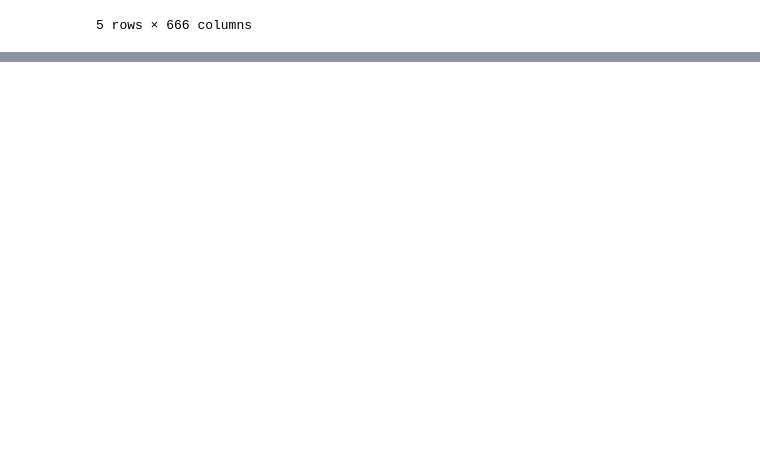
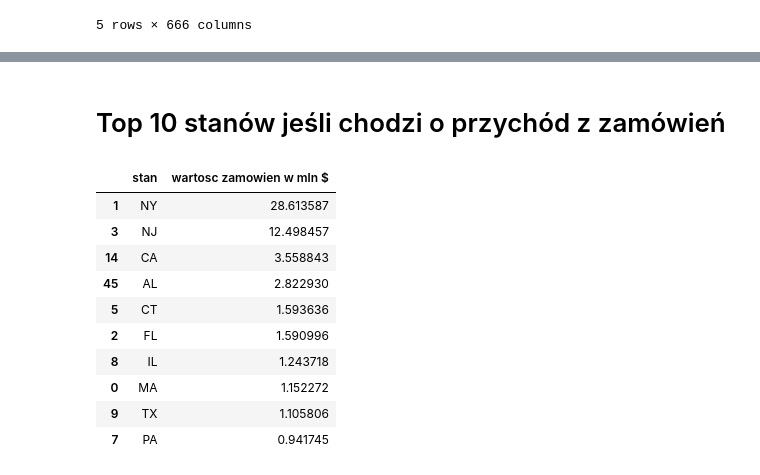
Before and after one commit to Julitt/ZarzadzanieInformacjaJupyter, a Jupyter notebook: projekt.ipynb, the cells around one changed output, grey strips where cells are left out. Saved outputs shown, nothing was run; the diff lists cells and outputs as text; code cells hidden in the pictures; blank space fills up the shorter version.

```diff
--- a/projekt.ipynb
+++ b/projekt.ipynb
@@ -109,0 +131,2 @@ zipcounty.head()
+# %% [markdown]
+# Top 10 stanów jeśli chodzi o przychód z zamówień
@@ -109,0 +148,15 @@ zipcounty.head()
+# %%
+top10Revenues = wartosci_zamowien().head(10)
+top10Revenues
+# %% [output]
+|  | stan | wartosc zamowien w mln $ |
+| 1 | NY | 28.613587 |
+| 3 | NJ | 12.498457 |
+| 14 | CA | 3.558843 |
+| 45 | AL | 2.822930 |
+| 5 | CT | 1.593636 |
+| 2 | FL | 1.590996 |
+| 8 | IL | 1.243718 |
+| 0 | MA | 1.152272 |
+| 9 | TX | 1.105806 |
+| 7 | PA | 0.941745 |
```
Also changed, not shown: parts of 8 cells of this notebook.
